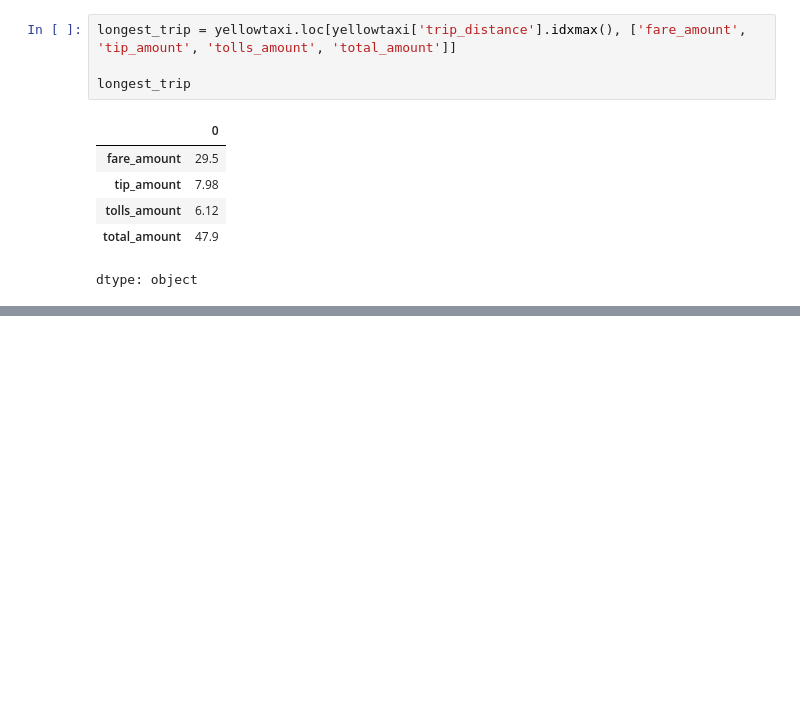
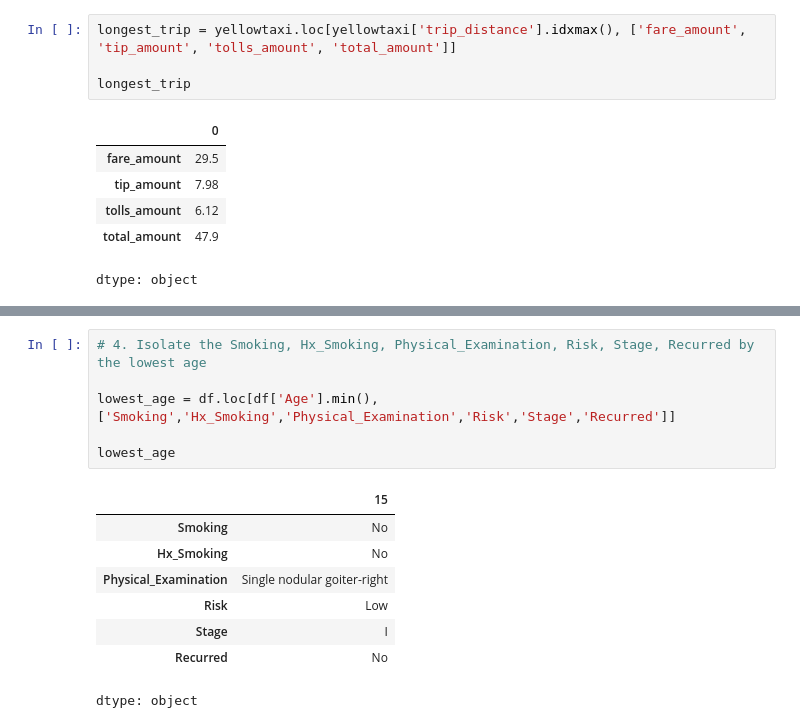
Before and after one commit to Sabillena/CPE310_Sabillena, a Jupyter notebook: CPE310_Hands_on_Activity_6_2_Getting_Started_with_Pandas.ipynb, the cells around one changed output, grey strips where cells are left out. Saved outputs shown, nothing was run; the diff lists cells and outputs as text; blank space fills up the shorter version.

```diff
--- a/CPE310_Hands_on_Activity_6_2_Getting_Started_with_Pandas.ipynb
+++ b/CPE310_Hands_on_Activity_6_2_Getting_Started_with_Pandas.ipynb
@@ -51,0 +89,15 @@ dtype: object
+# %%
+# 4. Isolate the Smoking, Hx_Smoking, Physical_Examination, Risk, Stage, Recurred by the lowest age
+
+lowest_age = df.loc[df['Age'].min(), ['Smoking','Hx_Smoking','Physical_Examination','Risk','Stage','Recurred']]
+
+lowest_age
+# %% [output]
+|  | 15 |
+| Smoking | No |
+| Hx_Smoking | No |
+| Physical_Examination | Single nodular goiter-right |
+| Risk | Low |
+| Stage | I |
+| Recurred | No |
+dtype: object
```
Also changed, not shown: parts of 9 cells of this notebook.
